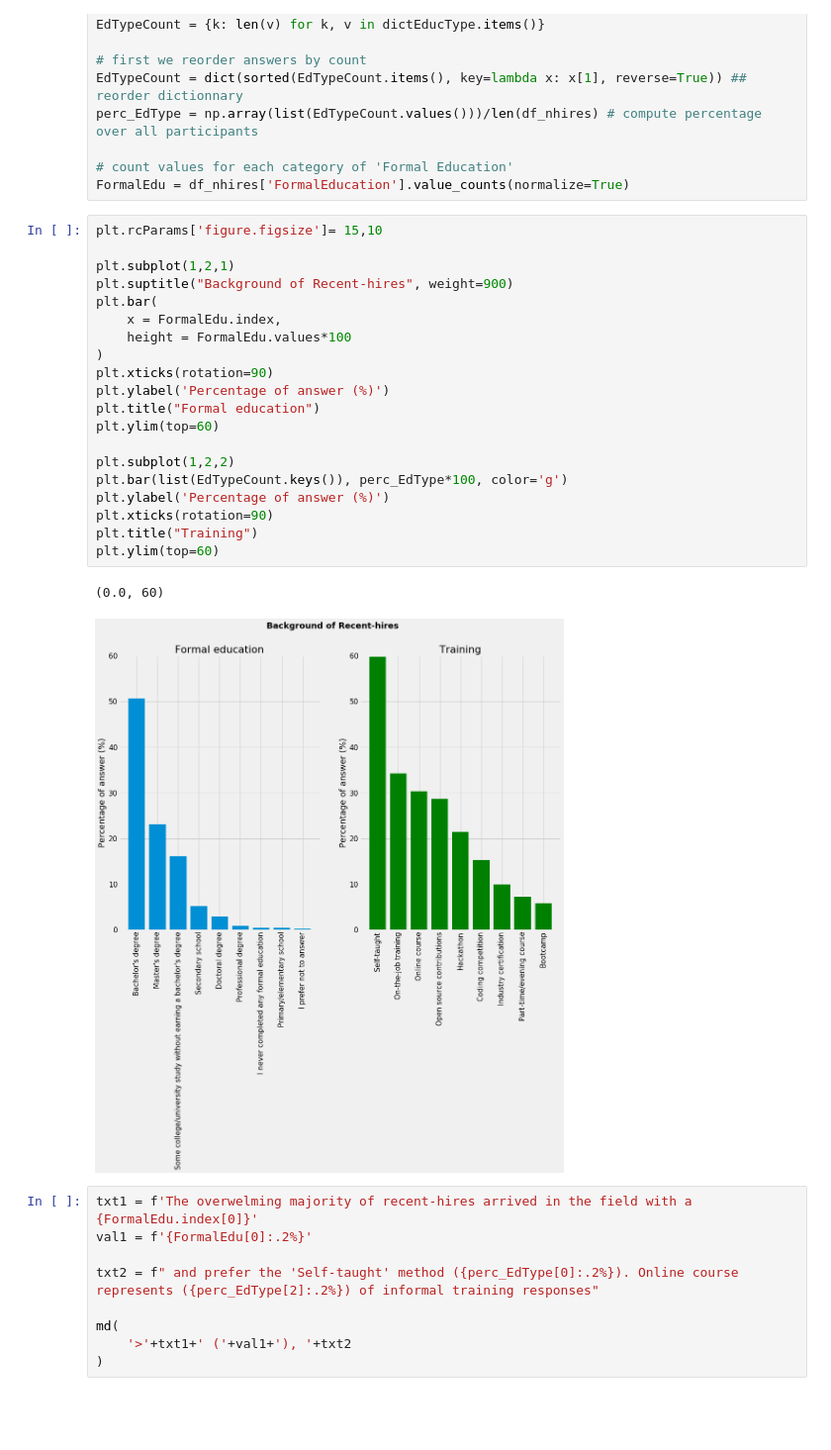
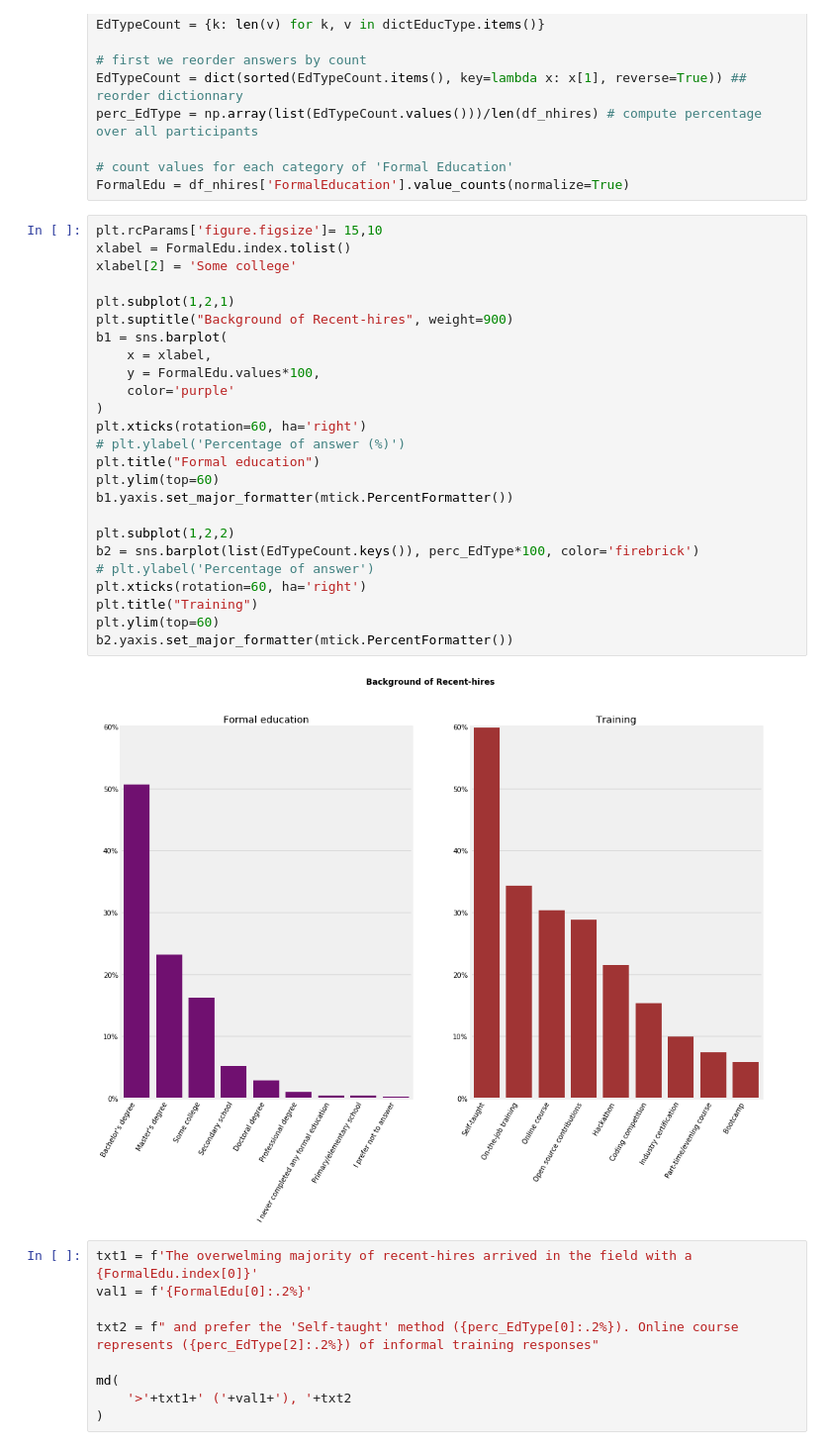
Before and after one commit to 6one2/Stack_PublicSurvey, a Jupyter notebook: code/StackPublicSurvey.ipynb, the cells around one changed output. Shown at 99% size. Drawn from its saved outputs; the diff is of its cells as text; blank space fills up the shorter version.

Commit message:
Update/add plots

```diff
--- a/code/StackPublicSurvey.ipynb
+++ b/code/StackPublicSurvey.ipynb
@@ -400,27 +400,31 @@ perc_EdType = np.array(list(EdTypeCount.values()))/len(df_nhires) # compute perc
 FormalEdu = df_nhires['FormalEducation'].value_counts(normalize=True)
 # %%
 plt.rcParams['figure.figsize']= 15,10
+xlabel = FormalEdu.index.tolist()
+xlabel[2] = 'Some college'
 
 plt.subplot(1,2,1)
 plt.suptitle("Background of Recent-hires", weight=900)
-plt.bar(
-    x = FormalEdu.index,
-    height = FormalEdu.values*100
+b1 = sns.barplot(
+    x = xlabel,
+    y = FormalEdu.values*100,
+    color='purple'
 )
-plt.xticks(rotation=90)
-plt.ylabel('Percentage of answer (%)')
+plt.xticks(rotation=60, ha='right')
+# plt.ylabel('Percentage of answer (%)')
 plt.title("Formal education")
 plt.ylim(top=60)
+b1.yaxis.set_major_formatter(mtick.PercentFormatter())
 
 plt.subplot(1,2,2)
-plt.bar(list(EdTypeCount.keys()), perc_EdType*100, color='g')
-plt.ylabel('Percentage of answer (%)')
-plt.xticks(rotation=90)
+b2 = sns.barplot(list(EdTypeCount.keys()), perc_EdType*100, color='firebrick')
+# plt.ylabel('Percentage of answer')
+plt.xticks(rotation=60, ha='right')
 plt.title("Training")
 plt.ylim(top=60)
+b2.yaxis.set_major_formatter(mtick.PercentFormatter())
 # %% [output]
-(0.0, 60)
-[figure, old version]
+[figure, new version]
 # %%
 txt1 = f'The overwelming majority of recent-hires arrived in the field with a {FormalEdu.index[0]}'
 val1 = f'{FormalEdu[0]:.2%}'
```
Also changed, not shown: parts of 4 cells of this notebook.
